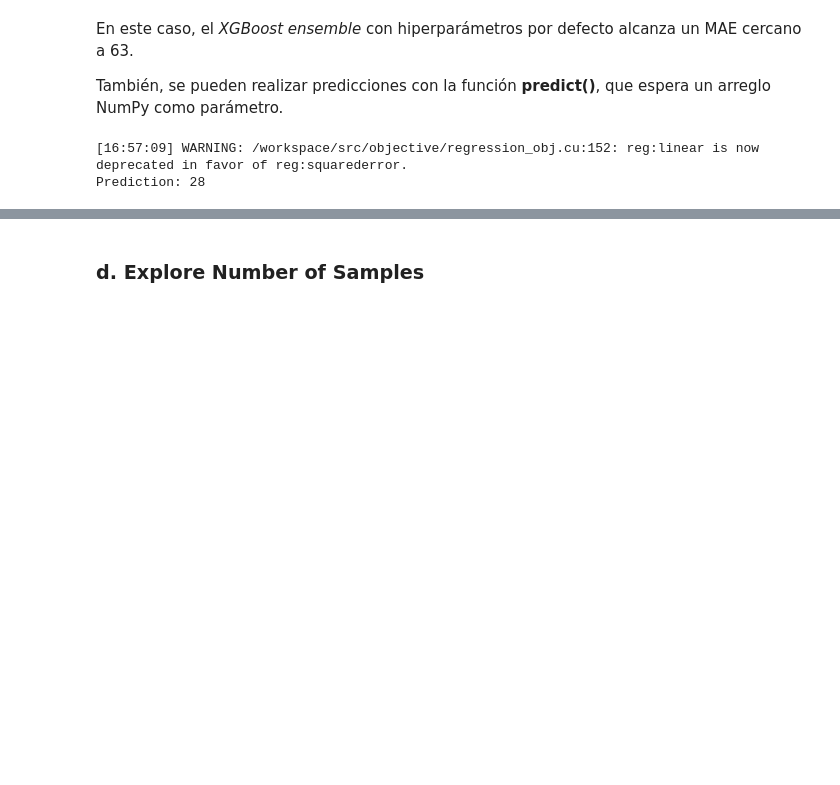
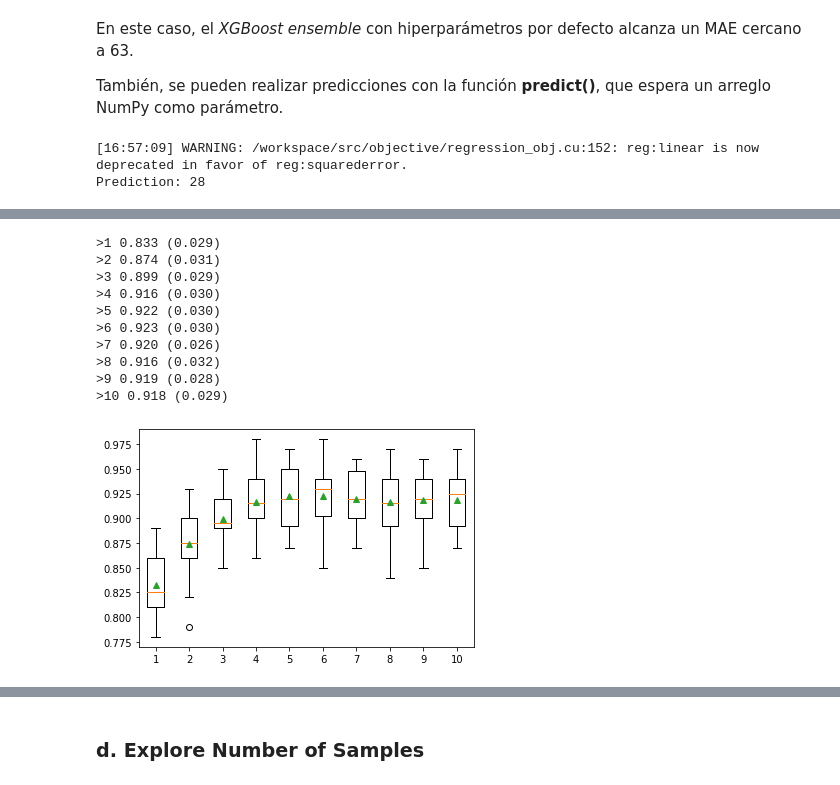
Before and after one commit to esteban062000/Big-Data-II-2021, a Jupyter notebook: practicas/practica_4/reporte_tutorial_2.ipynb, the cells around one changed output, grey strips where cells are left out. Saved outputs shown, nothing was run; the diff lists cells and outputs as text; code cells hidden in the pictures; blank space fills up the shorter version.

```diff
--- a/practicas/practica_4/reporte_tutorial_2.ipynb
+++ b/practicas/practica_4/reporte_tutorial_2.ipynb
@@ -153,0 +215,54 @@ Prediction: 28
+# %%
+# explore xgboost tree depth effect on performance
+from numpy import mean
+from numpy import std
+from sklearn.datasets import make_classification
+from sklearn.model_selection import cross_val_score
+from sklearn.model_selection import RepeatedStratifiedKFold
+from xgboost import XGBClassifier
+from matplotlib import pyplot
+
+# get the dataset
+def get_dataset():
+	X, y = make_classification(n_samples=1000, n_features=20, n_informative=15, n_redundant=5, random_state=7)
+	return X, y
+
+# get a list of models to evaluate
+def get_models():
+	models = dict()
+	for i in range(1,11):
+		models[str(i)] = XGBClassifier(max_depth=i)
+	return models
+
+# evaluate a give model using cross-validation
+def evaluate_model(model):
+	cv = RepeatedStratifiedKFold(n_splits=10, n_repeats=3, random_state=1)
+	scores = cross_val_score(model, X, y, scoring='accuracy', cv=cv, n_jobs=-1)
+	return scores
+
+# define dataset
+X, y = get_dataset()
+# get the models to evaluate
+models = get_models()
+# evaluate the models and store results
+results, names = list(), list()
+for name, model in models.items():
+	scores = evaluate_model(model)
+	results.append(scores)
+	names.append(name)
+	print('>%s %.3f (%.3f)' % (name, mean(scores), std(scores)))
+# plot model performance for comparison
+pyplot.boxplot(results, labels=names, showmeans=True)
+pyplot.show()
+# %% [output]
+>1 0.833 (0.029)
+>2 0.874 (0.031)
+>3 0.899 (0.029)
+>4 0.916 (0.030)
+>5 0.922 (0.030)
+>6 0.923 (0.030)
+>7 0.920 (0.026)
+>8 0.916 (0.032)
+>9 0.919 (0.028)
+>10 0.918 (0.029)
+[figure, added]
```
Also changed, not shown: parts of 13 cells of this notebook.
